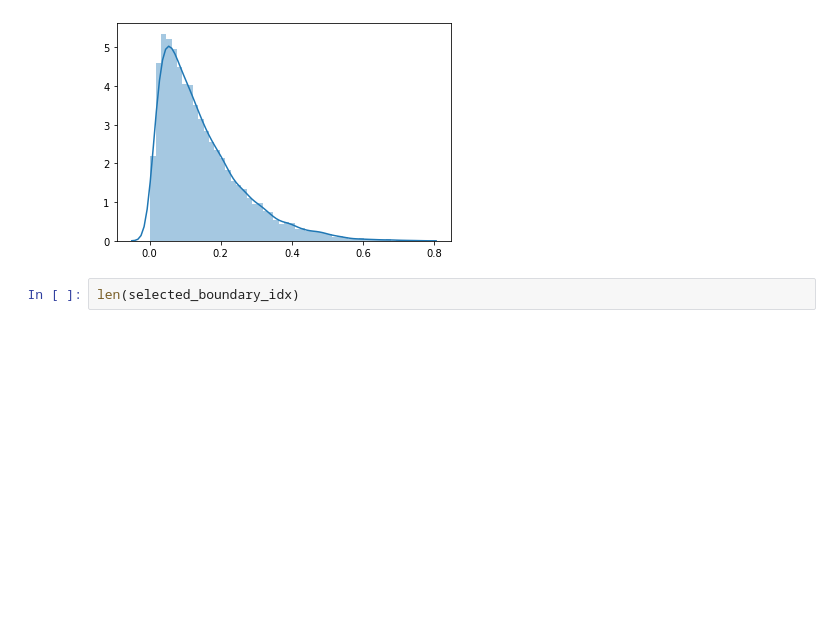
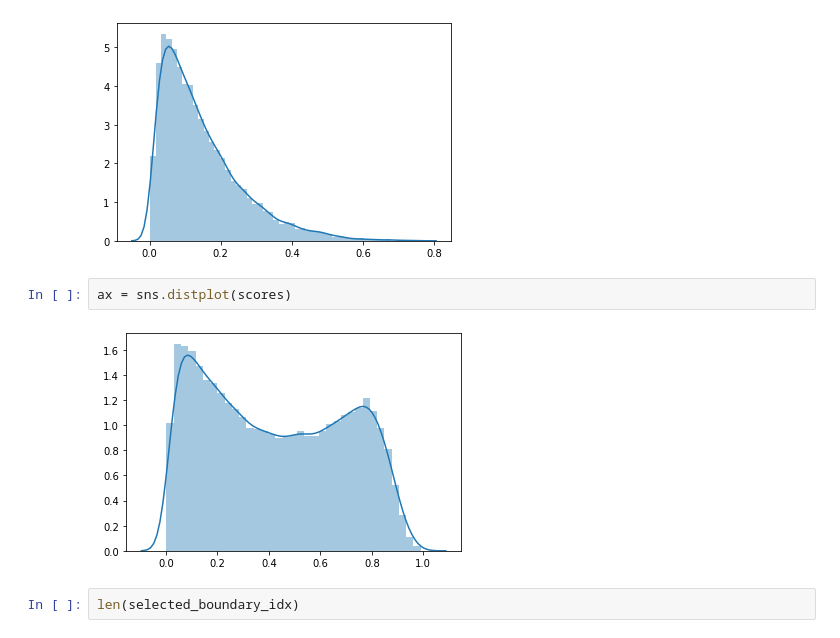
Before and after one commit to heng-yuwen/MSc_Data_Reduction, a Jupyter notebook: second_experiment_with_cifar100.ipynb, the cells around one changed output. Cells and saved outputs as stored; diff of their text form; blank space fills up the shorter version.

```diff
--- a/second_experiment_with_cifar100.ipynb
+++ b/second_experiment_with_cifar100.ipynb
@@ -200,6 +200,10 @@ Wall time: 2min 1s
 ax = sns.distplot(scores[selected_boundary_idx])
 # %% [output]
 [figure]
+# %%
+ax = sns.distplot(scores)
+# %% [output]
+[figure, added]
 # %%
 len(selected_boundary_idx)
 # %% [output]
```
Also changed, not shown: parts of 3 cells of this notebook, 2 other files.
